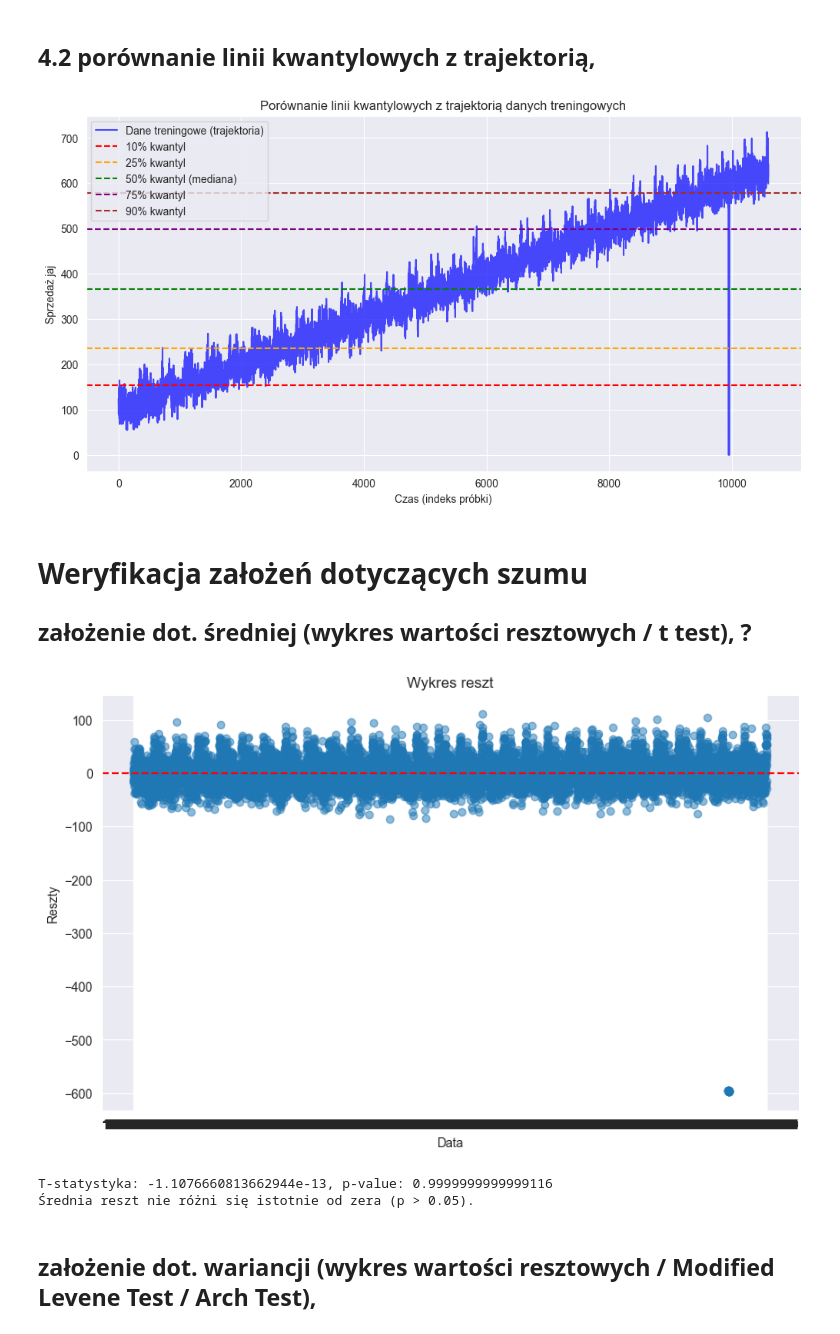
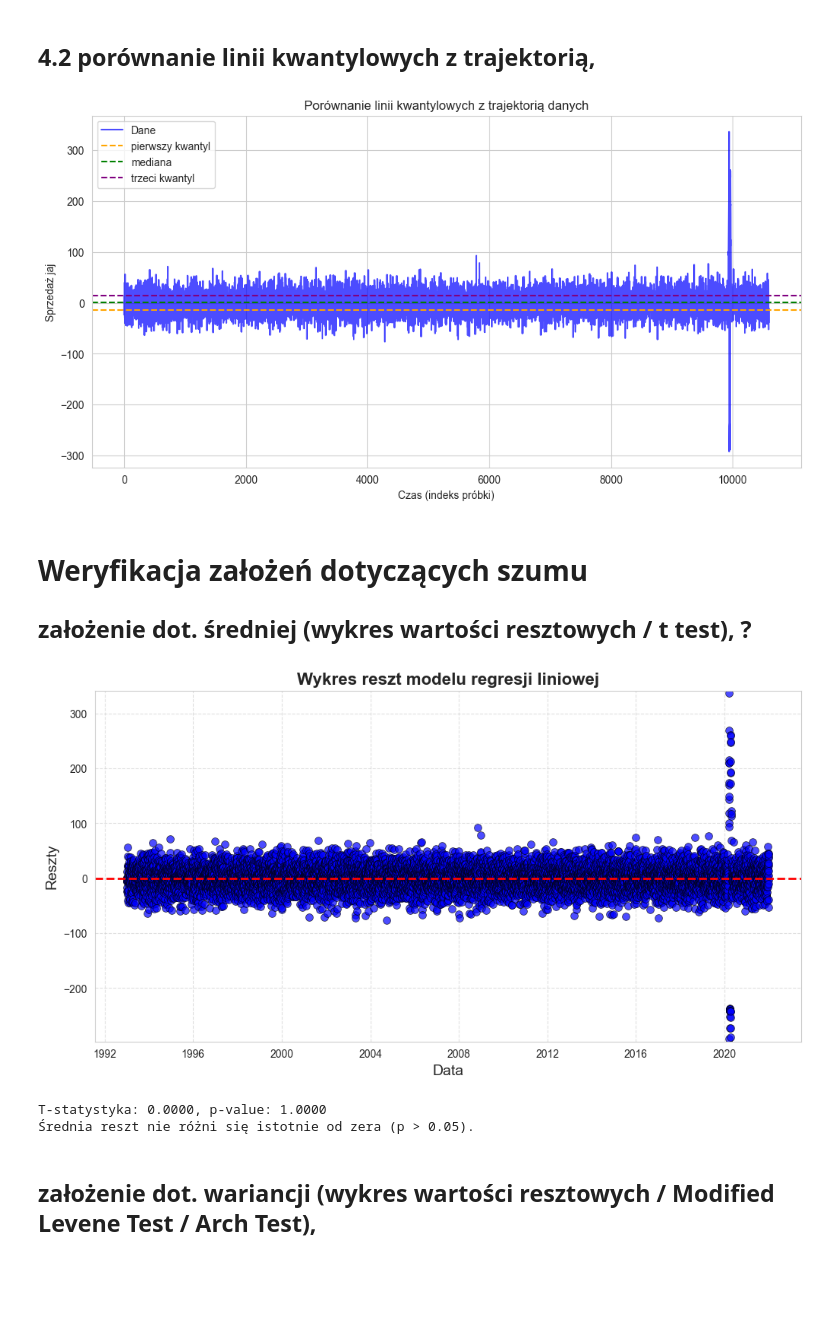
Before and after one commit to AmeliaBieda/Egg_Sales, a Jupyter notebook: raport.ipynb, the cells around one changed output. Cells and saved outputs as stored; diff of their text form; code cells hidden in the pictures; blank space fills up the shorter version.

```diff
--- a/raport.ipynb
+++ b/raport.ipynb
@@ -446,78 +453,83 @@ import pandas as pd
 # data = pd.read_csv('twoje_dane.csv')  # Wczytaj swoje dane, jeśli nie są jeszcze załadowane
 
 # Obliczenie kwantyli dla danych treningowych
-quantiles = np.quantile(data['Egg Sales'], [0.1, 0.25, 0.5, 0.75, 0.9])
+quantiles = np.quantile(residual, [0.1, 0.25, 0.5, 0.75, 0.9])
 
 # Generowanie trajektorii (np. przewidywania modelu)
 # Tutaj zakładamy, że model przewiduje stałą wartość (np. średnią)
-model_predictions = np.full_like(data['Egg Sales'], np.mean(data['Egg Sales']))
+model_predictions = np.full_like(residual, np.mean(residual))
 
 # Wizualizacja
 plt.figure(figsize=(12, 6))
 
 # Rysowanie trajektorii danych treningowych (w czasie)
-plt.plot(data['Egg Sales'].values, label='Dane treningowe (trajektoria)', color='blue', alpha=0.7)
+plt.plot(residual.values, label='Dane', color='blue', alpha=0.7)
 
-# Rysowanie linii kwantylowych
-plt.axhline(y=quantiles[0], color='r', linestyle='--', label='10% kwantyl')
-plt.axhline(y=quantiles[1], color='orange', linestyle='--', label='25% kwantyl')
-plt.axhline(y=quantiles[2], color='g', linestyle='--', label='50% kwantyl (mediana)')
-plt.axhline(y=quantiles[3], color='purple', linestyle='--', label='75% kwantyl')
-plt.axhline(y=quantiles[4], color='brown', linestyle='--', label='90% kwantyl')
+
+plt.axhline(y=quantiles[1], color='orange', linestyle='--', label='pierwszy kwantyl')
+plt.axhline(y=quantiles[2], color='g', linestyle='--', label='mediana')
+plt.axhline(y=quantiles[3], color='purple', linestyle='--', label='trzeci kwantyl')
+
 
 
 
 # Dodanie etykiet i legendy
 plt.xlabel('Czas (indeks próbki)')
 plt.ylabel('Sprzedaż jaj')
-plt.title('Porównanie linii kwantylowych z trajektorią danych treningowych')
+plt.title('Porównanie linii kwantylowych z trajektorią danych')
 plt.legend()
 plt.grid(True)
 plt.show()
 # %% [output]
-[figure, old version]
+[figure, new version]
 # %% [markdown]
 # Weryfikacja założeń dotyczących szumu
 ## założenie dot. średniej (wykres wartości resztowych / t test), ?
 # %%
-import pandas as pd
 import numpy as np
 import matplotlib.pyplot as plt
+import seaborn as sns
 from sklearn.linear_model import LinearRegression
 from scipy import stats
+import scipy.stats as stats
 
-
-# Przygotowanie danych treningowych
-X_train = np.arange(len(data)).reshape(-1, 1)  # Używamy indeksu jako zmiennej niezależnej
-y_train = data['Egg Sales']
+X_train = np.arange(len(residual)).reshape(-1, 1)  # Używamy indeksu jako zmiennej niezależnej
+y_train = residual
 
 # Budowa modelu regresji liniowej
 model = LinearRegression()
 model.fit(X_train, y_train)
 
 # Obliczenie reszt
 residuals = y_train - model.predict(X_train)
 
-# Wykres reszt
-plt.figure(figsize=(10, 6))
-plt.scatter(data['Date'], residuals, alpha=0.5)
-plt.axhline(y=0, color='r', linestyle='--')
-plt.title('Wykres reszt')
-plt.xlabel('Data')
-plt.ylabel('Reszty')
+# Poprawiony wykres reszt
+plt.figure(figsize=(12, 6))
+sns.set_style("whitegrid")
+sns.scatterplot(x=data['Date'], y=residuals, alpha=0.7, color='blue', edgecolor='black', s=50)
+plt.axhline(y=0, color='red', linestyle='--', linewidth=2)
+plt.ylim([min(residuals) - 5, max(residuals) + 5])  # Dopasowanie zakresu osi y
+plt.title('Wykres reszt modelu regresji liniowej', fontsize=16, fontweight='bold')
+plt.xlabel('Data', fontsize=14)
+plt.ylabel('Reszty', fontsize=14)
+plt.grid(True, linestyle='--', alpha=0.6)
+
+
+
 plt.show()
+
 
 # Test t dla średniej reszt
 t_stat, p_value = stats.ttest_1samp(residuals, 0)
-print(f"T-statystyka: {t_stat}, p-value: {p_value}")
+print(f"T-statystyka: {t_stat:.4f}, p-value: {p_value:.4f}")
 
 if p_value > 0.05:
     print("Średnia reszt nie różni się istotnie od zera (p > 0.05).")
 else:
     print("Średnia reszt różni się istotnie od zera (p <= 0.05).")
 # %% [output]
-[figure, old version]
+[figure, new version]
-T-statystyka: -1.1076660813662944e-13, p-value: 0.9999999999999116
+T-statystyka: 0.0000, p-value: 1.0000
 Średnia reszt nie różni się istotnie od zera (p > 0.05).
 # %% [markdown]
 ## założenie dot. wariancji (wykres wartości resztowych / Modified Levene Test / Arch Test),
```
Also changed, not shown: parts of 7 cells of this notebook.
